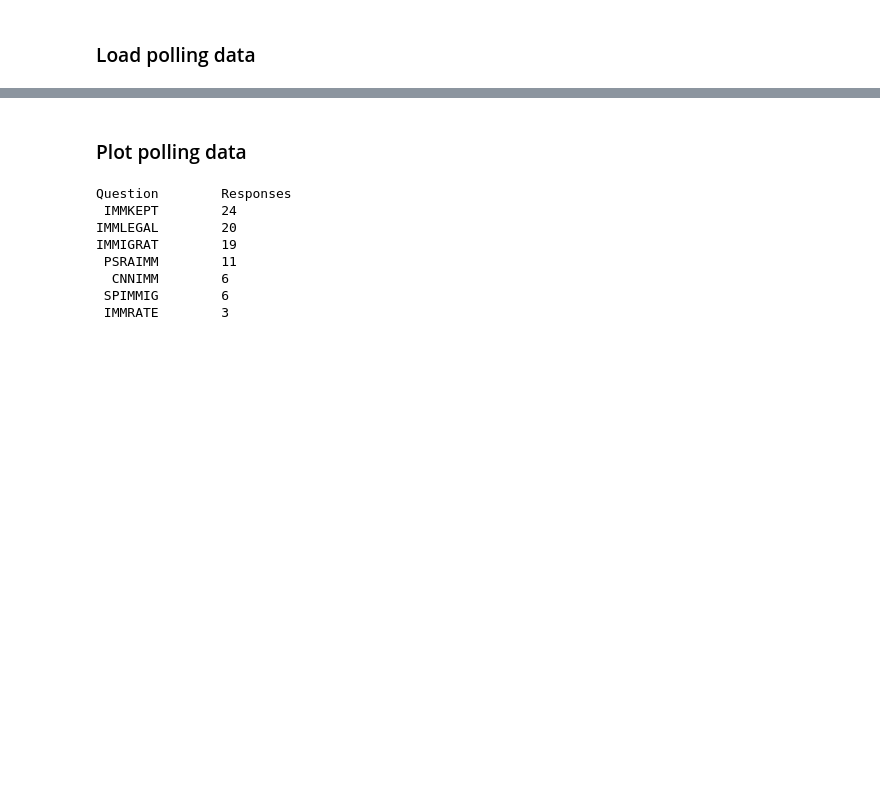
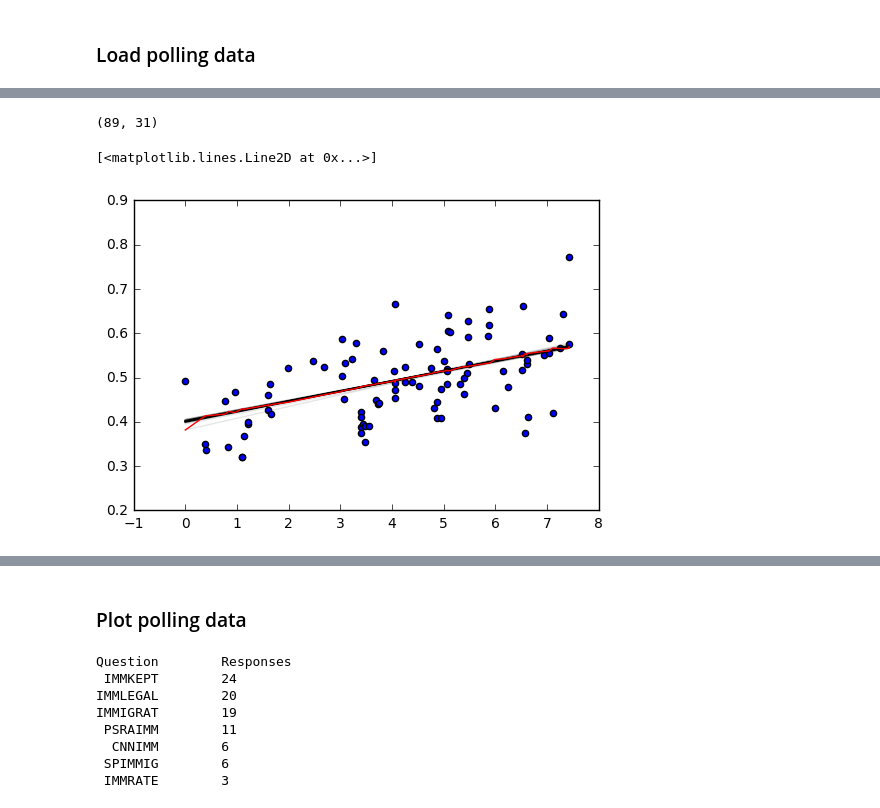
Before and after one commit to dallascard/predicting_public_opinion, a Jupyter notebook: immigration.ipynb, the cells around one changed output, grey strips where cells are left out. Drawn from its saved outputs; the diff is of its cells as text; code cells hidden in the pictures; blank space fills up the shorter version.

```diff
--- a/immigration.ipynb
+++ b/immigration.ipynb
@@ -68,3 +108,40 @@ Loaded 89 polls
+# %%
+# do a simple linear regression on all polls except one at a time to estiamte tone at each point in time
+
+%matplotlib inline
+import numpy as np
+from matplotlib import pyplot as plt
+import datetime as dt
+
+from sklearn.gaussian_process import GaussianProcessRegressor
+from sklearn.gaussian_process.kernels import RBF, ConstantKernel as C
+
+plt.scatter(x, y)
+
+dates = [pd.Timestamp(d) for d in polls['date'].values]
+diffs = [(d - dates[0]).days for d in dates]
+polls['x'] = np.array(diffs) / 1000.0
+
+print polls.shape
+
+predictions = []
+for i, index in enumerate(polls.index):
+
+    copy = polls.copy()
+    copy = copy.drop([index])
+
+    fit = pd.ols(y=copy['normalized'], x=copy['x'], weights=copy['N'])
+    pred = fit.predict(x=polls['x'])
+    predictions.append(pred[index])
+
+    plt.plot(polls['x'], pred, c='k', alpha=0.1)
+
+polls['linear'] = predictions
+plt.plot(polls['x'], polls['linear'], 'r')
+# %% [output]
+(89, 31)
+[<matplotlib.lines.Line2D at 0x...>]
+[figure, added]
 # %%
 # calculate an exponentially-weighted running average for all polls and plot it
 
```
Also changed, not shown: parts of 20 cells of this notebook, 9 other files.
